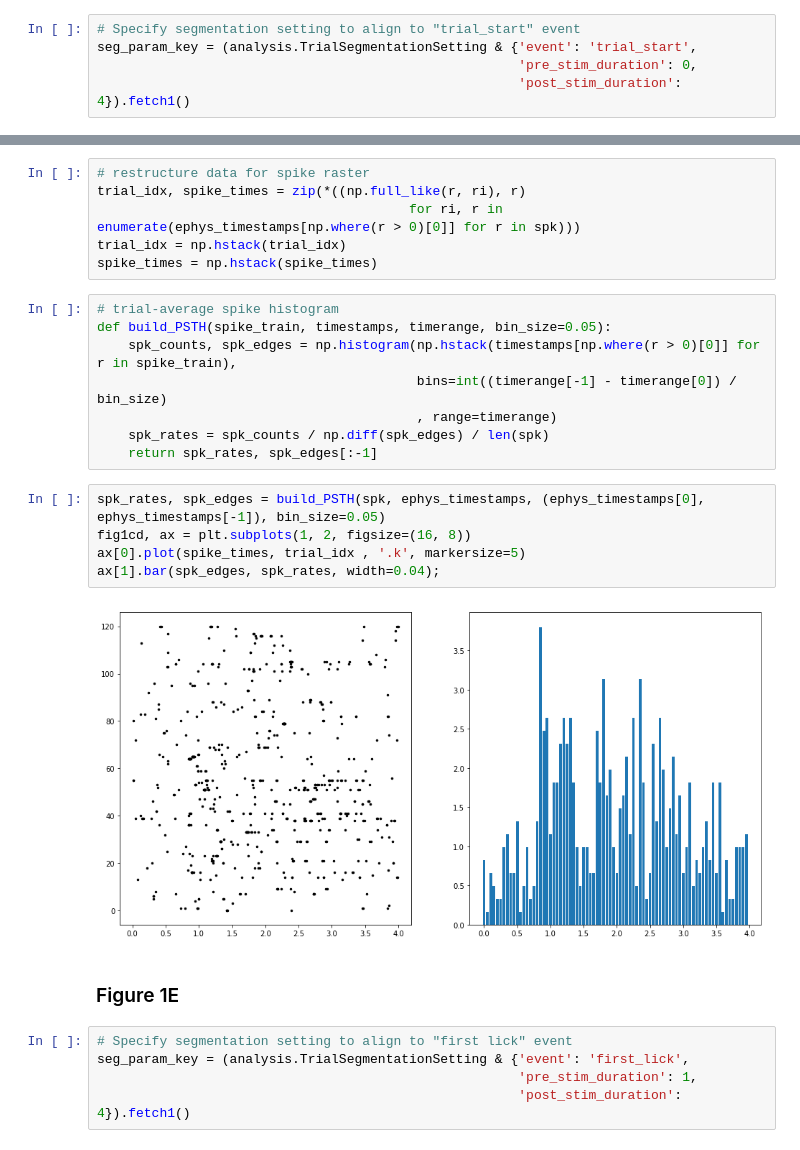
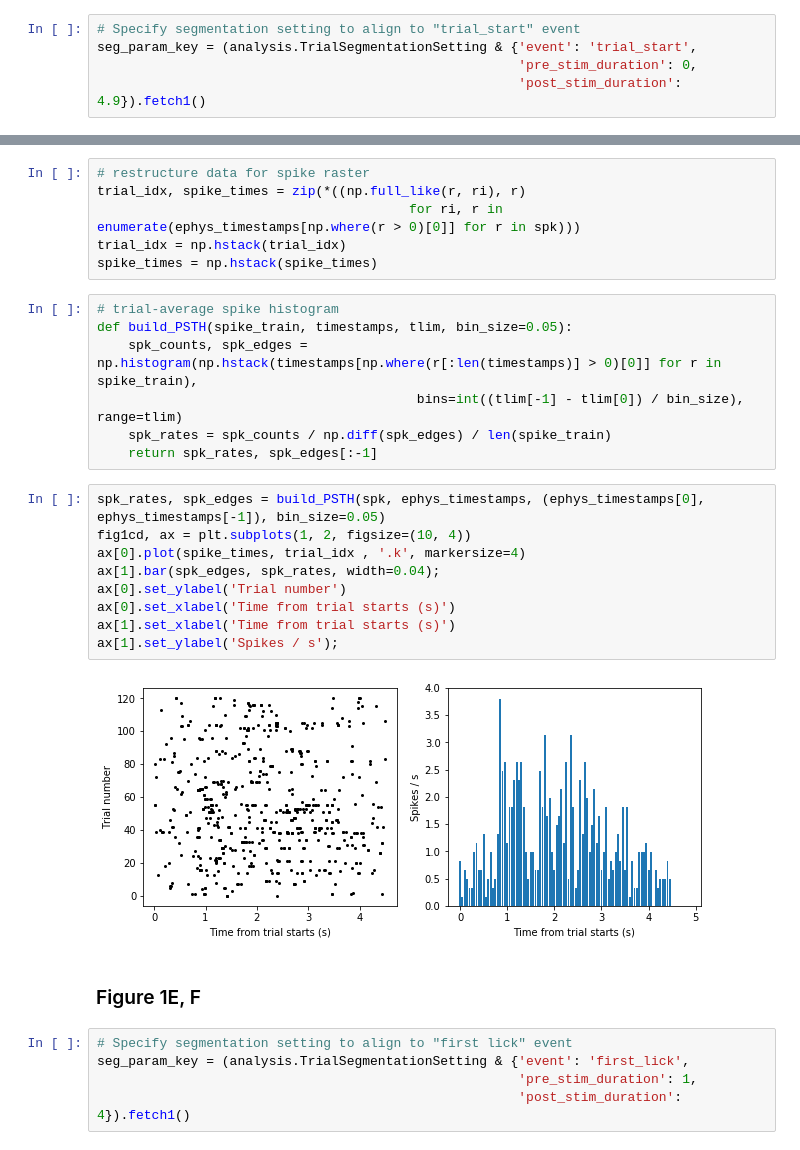
Before and after one commit to vathes/Hires-Gutnisky-2015, a Jupyter notebook: Notebooks/Hires-Gutnisky-2015 Example.ipynb, the cells around one changed output, grey strips where cells are left out. Cells and saved outputs as stored; diff of their text form.

Commit message:
bug fix, improvement - confirmed plots

```diff
--- a/Notebooks/Hires-Gutnisky-2015 Example.ipynb
+++ b/Notebooks/Hires-Gutnisky-2015 Example.ipynb
@@ -42,7 +45,7 @@ trial_key = acquisition.TrialSet.Trial & session_key & 'trial_id=78'
 # Specify segmentation setting to align to "trial_start" event
 seg_param_key = (analysis.TrialSegmentationSetting & {'event': 'trial_start',
                                                       'pre_stim_duration': 0,
-                                                      'post_stim_duration': 4}).fetch1()
+                                                      'post_stim_duration': 4.9}).fetch1()
 # %% [markdown]
 ### Figure 1A
 # %%
@@ -94,21 +97,24 @@ trial_idx = np.hstack(trial_idx)
 spike_times = np.hstack(spike_times)
 # %%
 # trial-average spike histogram
-def build_PSTH(spike_train, timestamps, timerange, bin_size=0.05):
-    spk_counts, spk_edges = np.histogram(np.hstack(timestamps[np.where(r > 0)[0]] for r in spike_train),
-                                         bins=int((timerange[-1] - timerange[0]) / bin_size)
-                                         , range=timerange)
-    spk_rates = spk_counts / np.diff(spk_edges) / len(spk)
+def build_PSTH(spike_train, timestamps, tlim, bin_size=0.05):
+    spk_counts, spk_edges = np.histogram(np.hstack(timestamps[np.where(r[:len(timestamps)] > 0)[0]] for r in spike_train),
+                                         bins=int((tlim[-1] - tlim[0]) / bin_size), range=tlim)
+    spk_rates = spk_counts / np.diff(spk_edges) / len(spike_train)
     return spk_rates, spk_edges[:-1]
 # %%
 spk_rates, spk_edges = build_PSTH(spk, ephys_timestamps, (ephys_timestamps[0], ephys_timestamps[-1]), bin_size=0.05)
-fig1cd, ax = plt.subplots(1, 2, figsize=(16, 8))
-ax[0].plot(spike_times, trial_idx , '.k', markersize=5)
+fig1cd, ax = plt.subplots(1, 2, figsize=(10, 4))
+ax[0].plot(spike_times, trial_idx , '.k', markersize=4)
 ax[1].bar(spk_edges, spk_rates, width=0.04);
+ax[0].set_ylabel('Trial number')
+ax[0].set_xlabel('Time from trial starts (s)')
+ax[1].set_xlabel('Time from trial starts (s)')
+ax[1].set_ylabel('Spikes / s');
 # %% [output]
-[figure, old version]
+[figure, new version]
 # %% [markdown]
-### Figure 1E
+### Figure 1E, F
 # %%
 # Specify segmentation setting to align to "first lick" event
 seg_param_key = (analysis.TrialSegmentationSetting & {'event': 'first_lick',
```
Also changed, not shown: parts of 14 cells of this notebook, 6 other files.
